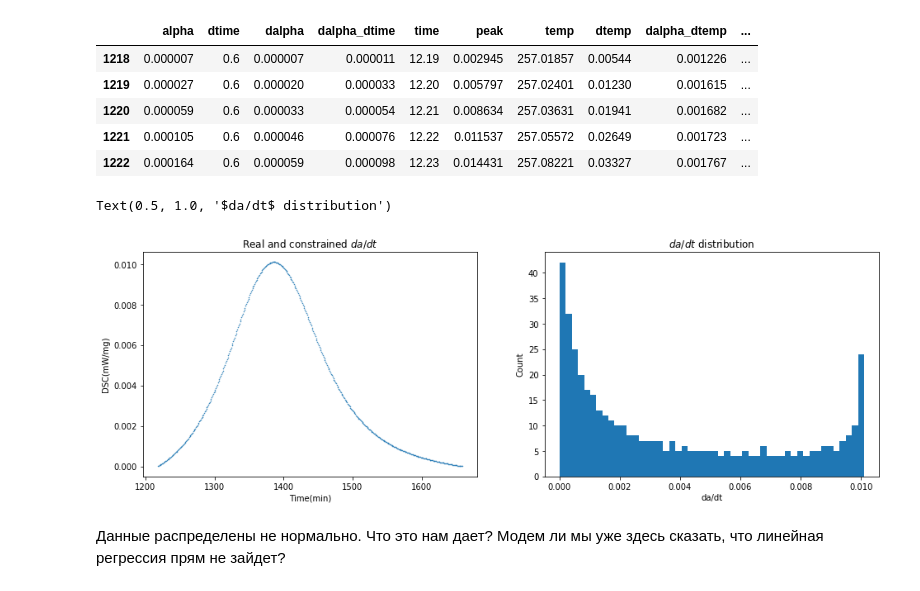
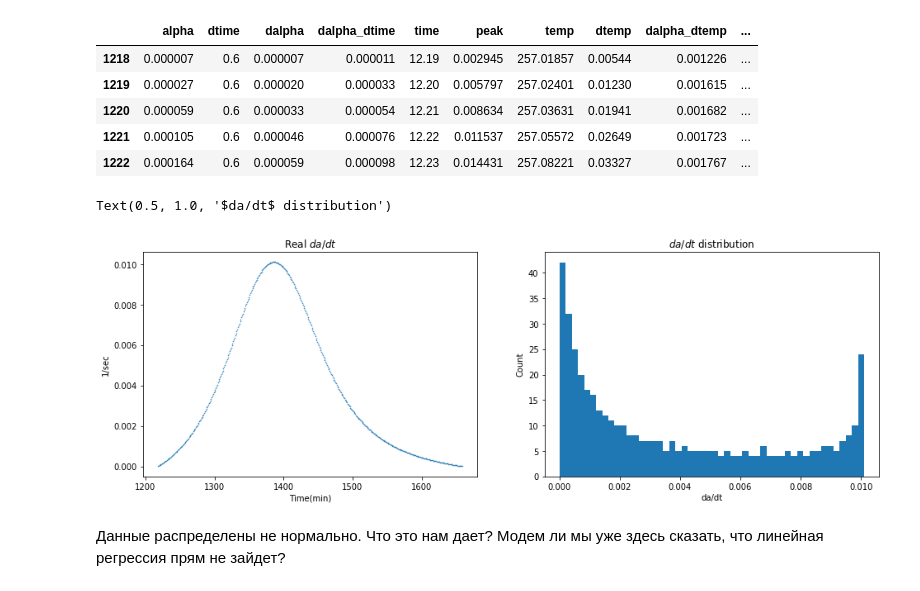
Before and after one commit to YarikineZ/DS_final_project, a Jupyter notebook: Final project.ipynb, the cells around one changed output. Drawn from its saved outputs; the diff is of its cells as text; code cells hidden in the pictures.

```diff
--- a/Final project.ipynb
+++ b/Final project.ipynb
@@ -248,19 +249,19 @@ y = processed_df["dalpha_dtime"]
 # %%
 fig, ax = plt.subplots(1, 2, figsize = (16, 5))
 
 ax[0].plot(y, ".", markersize = 1, label = "Experimental da/dt")
 
 ax[0].set_xlabel("Time(min)")
-ax[0].set_ylabel('DSC(mW/mg)')
-ax[0].set_title('Real and constrained $da/dt$')
+ax[0].set_ylabel('1/sec')
+ax[0].set_title('Real $da/dt$')
 
 ax[1].hist(y, bins = 50)
 ax[1].set_xlabel("da/dt")
 ax[1].set_ylabel('Count')
 ax[1].set_title('$da/dt$ distribution')
 # %% [output]
 Text(0.5, 1.0, '$da/dt$ distribution')
-[figure, old version]
+[figure, new version]
 # %% [markdown]
 Данные распределены не нормально. Что это нам дает? Модем ли мы уже здесь сказать, что линейная регрессия прям не зайдет?
 # %%
```
Also changed, not shown: parts of 10 cells of this notebook.
